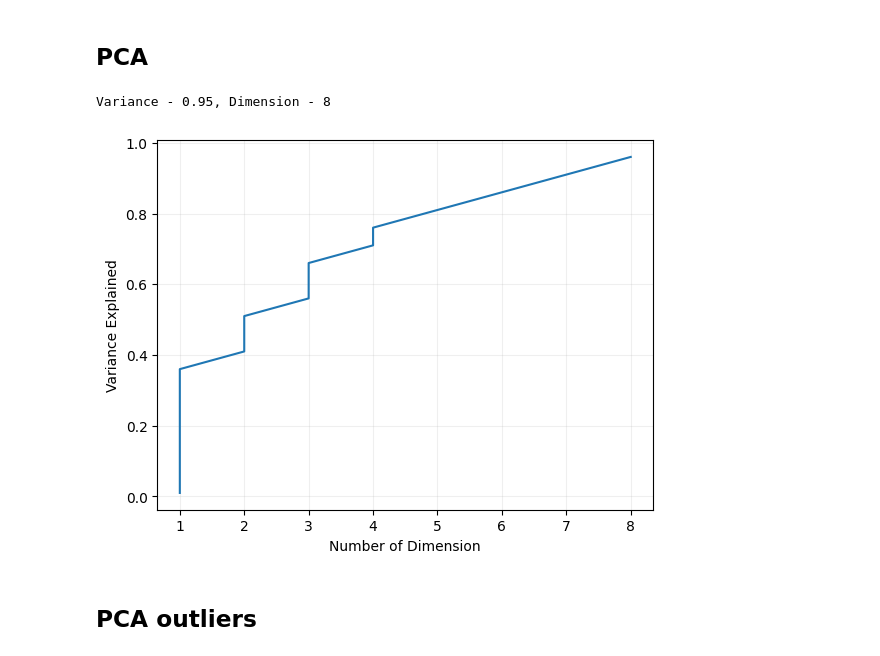
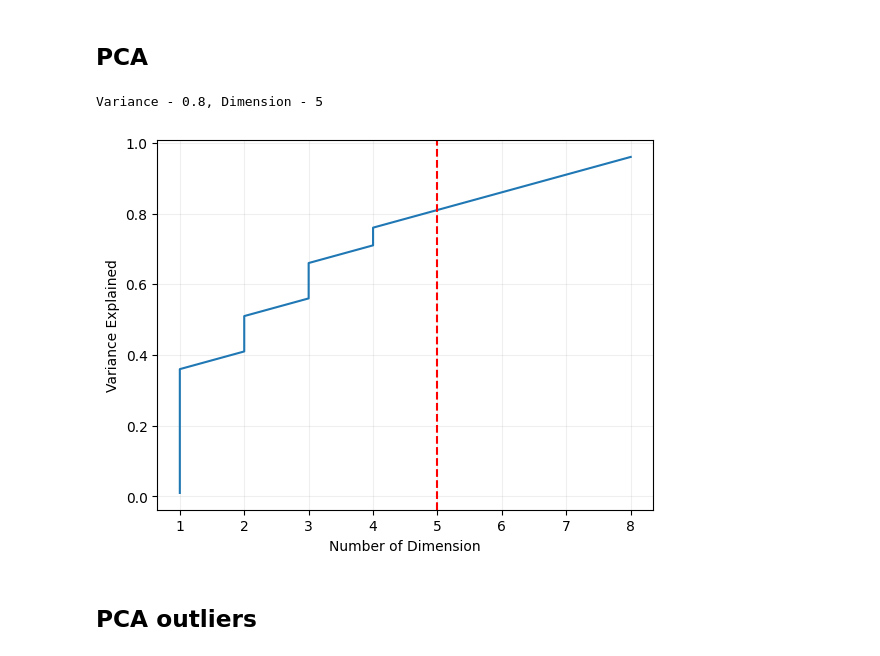
Before and after one commit to Familenko/data_cleaning_class, a Jupyter notebook: test.ipynb, the cells around one changed output. Cells and saved outputs as stored; diff of their text form; code cells hidden in the pictures.

```diff
--- a/test.ipynb
+++ b/test.ipynb
@@ -249,12 +247,12 @@ results_plot
 # %%
 from sklearn.datasets import load_diabetes
 
 df = load_diabetes().data
 df = pd.DataFrame(df)
-plot_pca(df)
+plot_pca(df, variance=0.8)
 # %% [output]
-Variance - 0.95, Dimension - 8
+Variance - 0.8, Dimension - 5
-[figure, old version]
+[figure, new version]
 # %% [markdown]
 ## PCA outliers
 # %%
```
Also changed, not shown: parts of 10 cells of this notebook, 3 other files.
